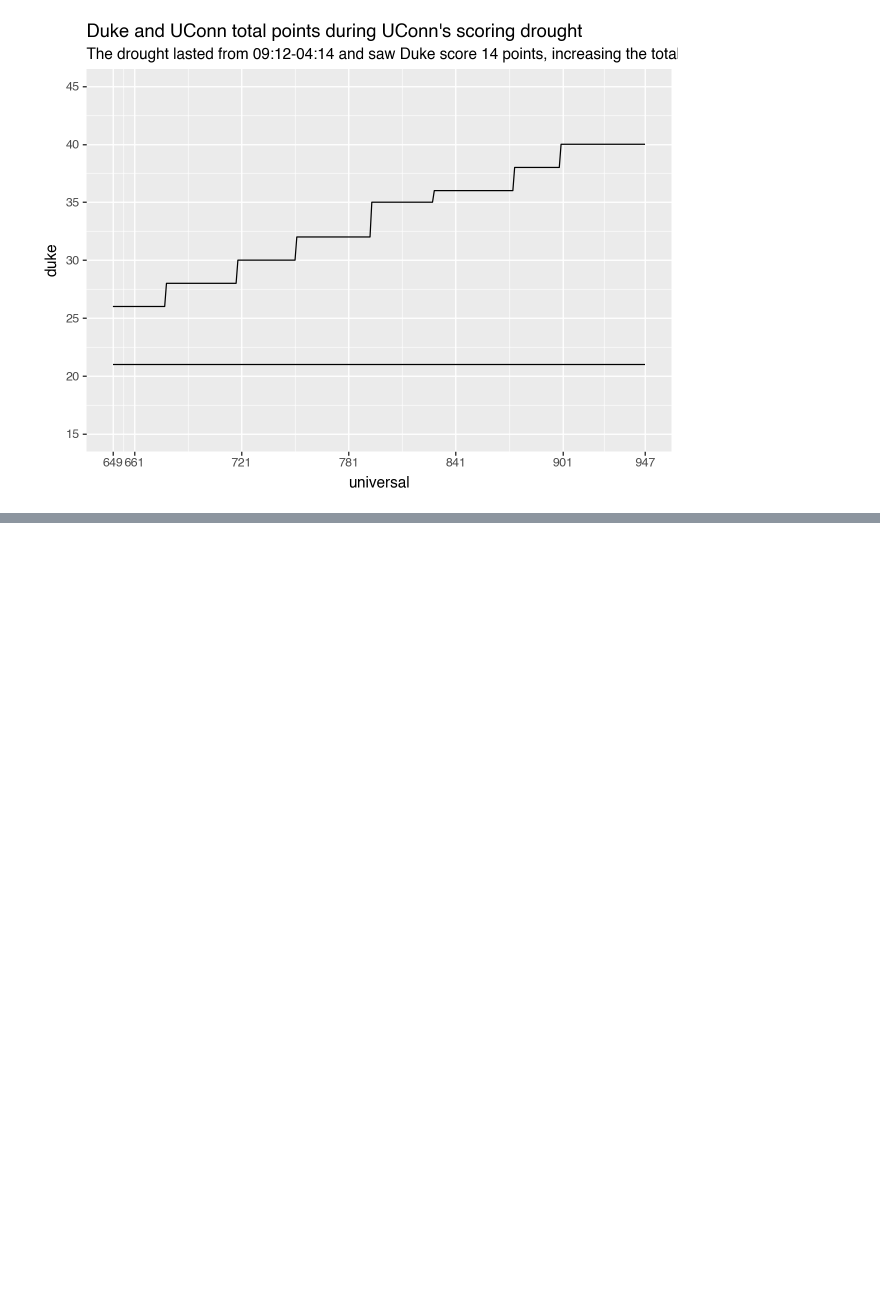
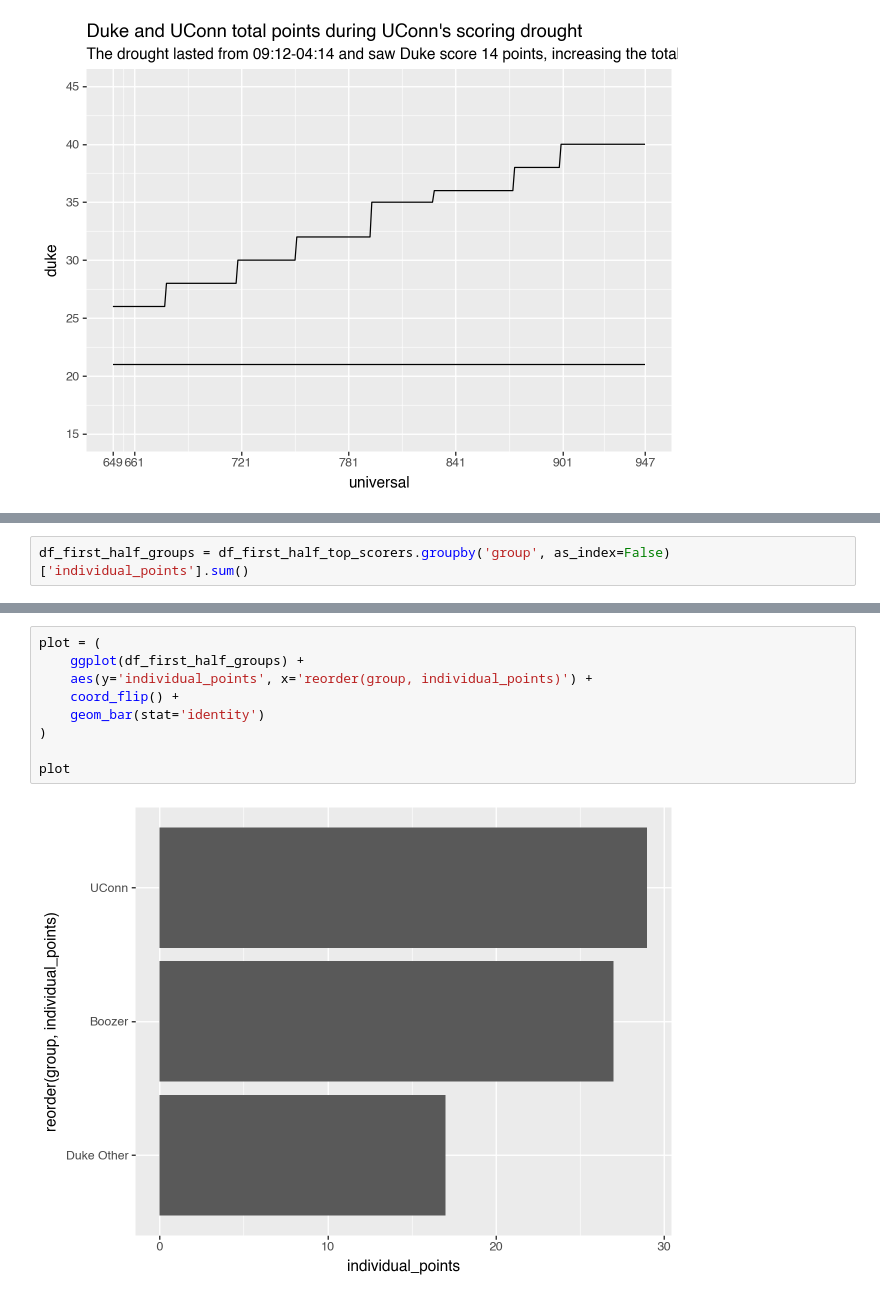
Before and after one commit to hgorledeenn/duke-uconn-game, a Jupyter notebook: data_wrangling.ipynb, the cells around one changed output, grey strips where cells are left out. Drawn from its saved outputs; the diff is of its cells as text; blank space fills up the shorter version.

```diff
--- a/data_wrangling.ipynb
+++ b/data_wrangling.ipynb
@@ -153,0 +217,2 @@ plot
+# %%
+df_first_half_groups = df_first_half_top_scorers.groupby('group', as_index=False)['individual_points'].sum()
@@ -153,0 +226,11 @@ plot
+# %%
+plot = (
+    ggplot(df_first_half_groups) +
+    aes(y='individual_points', x='reorder(group, individual_points)') +
+    coord_flip() +
+    geom_bar(stat='identity')
+)
+
+plot
+# %% [output]
+[figure, added]
```
Also changed, not shown: parts of 11 cells of this notebook, 8 other files.
